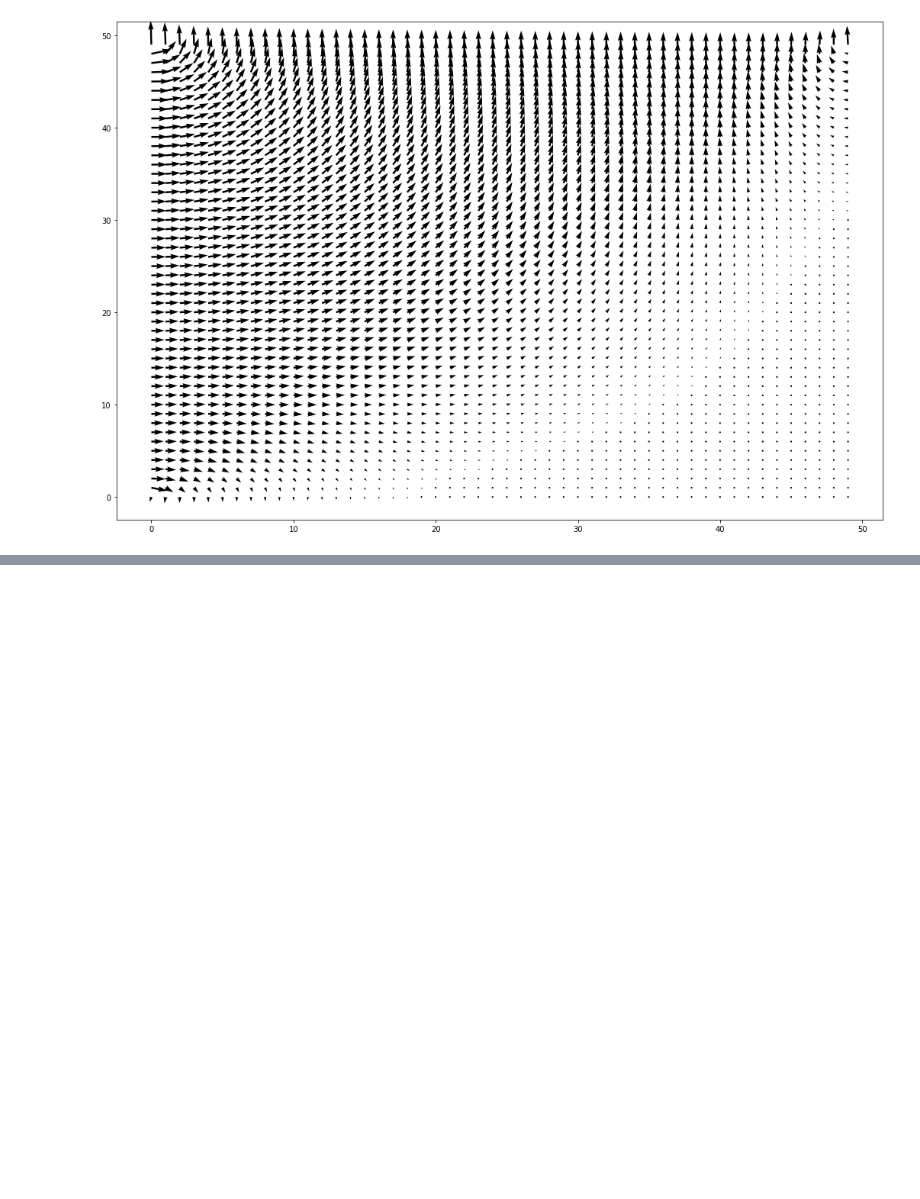
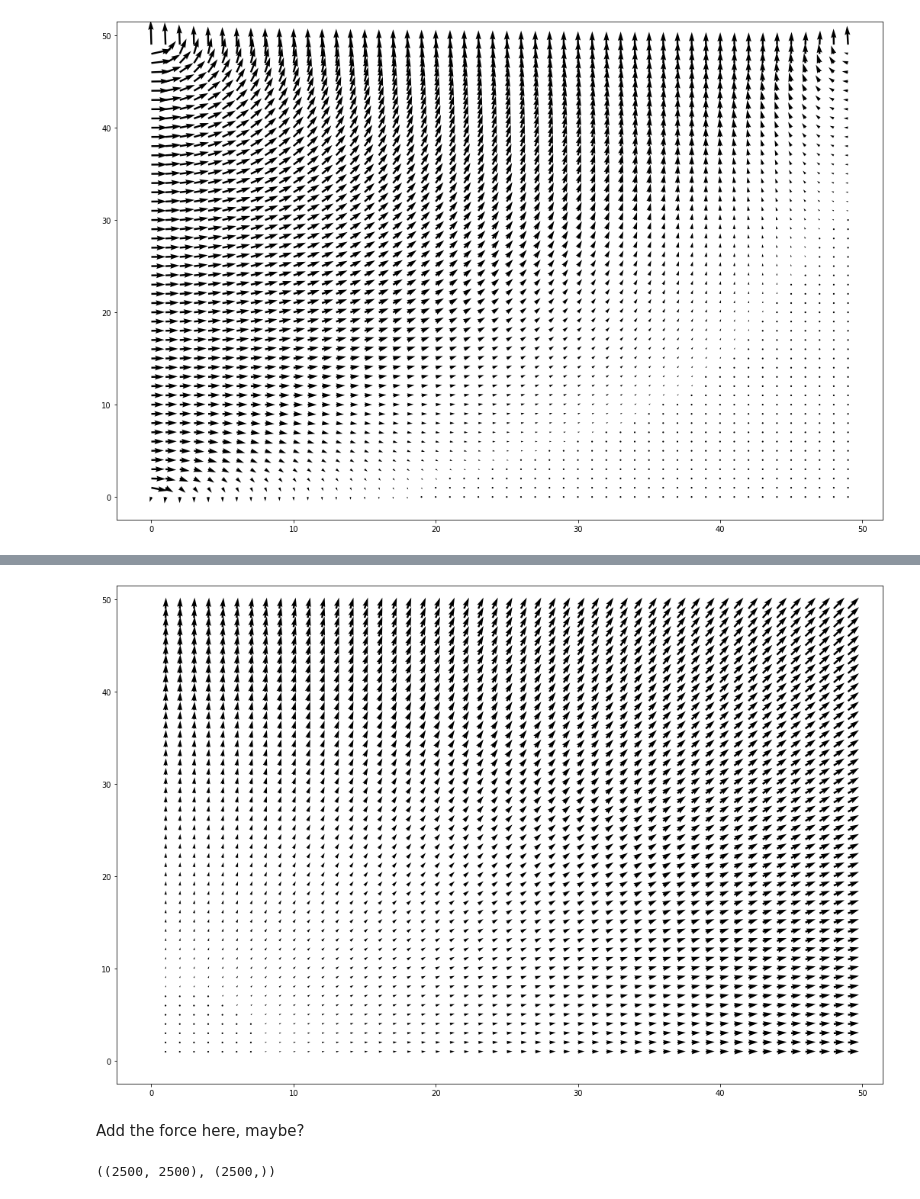
Before and after one commit to Zaptos27/Numerical_methods_project, a Jupyter notebook: test_code.ipynb, the cells around one changed output, grey strips where cells are left out. Saved outputs shown, nothing was run; the diff lists cells and outputs as text; code cells hidden in the pictures; blank space fills up the shorter version.

```diff
--- a/test_code.ipynb
+++ b/test_code.ipynb
@@ -157,0 +253,6 @@ with the boundary conditions (?):
+# %%
+plt.figure(figsize=(18, 12))
+plt.quiver(xx, yy, Fx, Fy)
+plt.show()
+# %% [output]
+[figure, added]
@@ -157,0 +268,6 @@ with the boundary conditions (?):
+# %% [markdown]
+Add the force here, maybe?
+# %%
+np.shape(Dx), np.shape(u_starx)
+# %% [output]
+((2500, 2500), (2500,))
```
Also changed, not shown: parts of 30 cells of this notebook, 1 other file.
